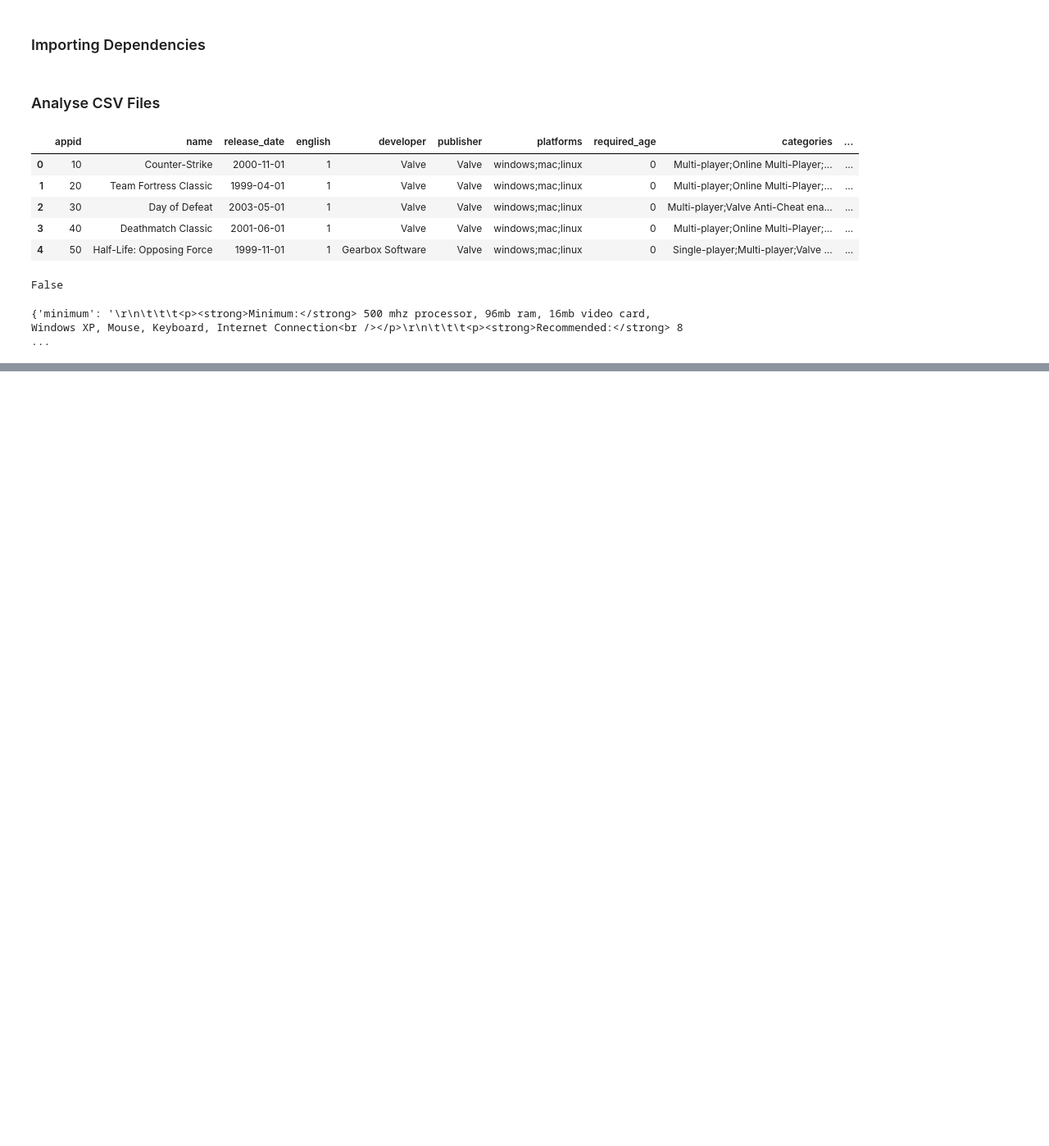
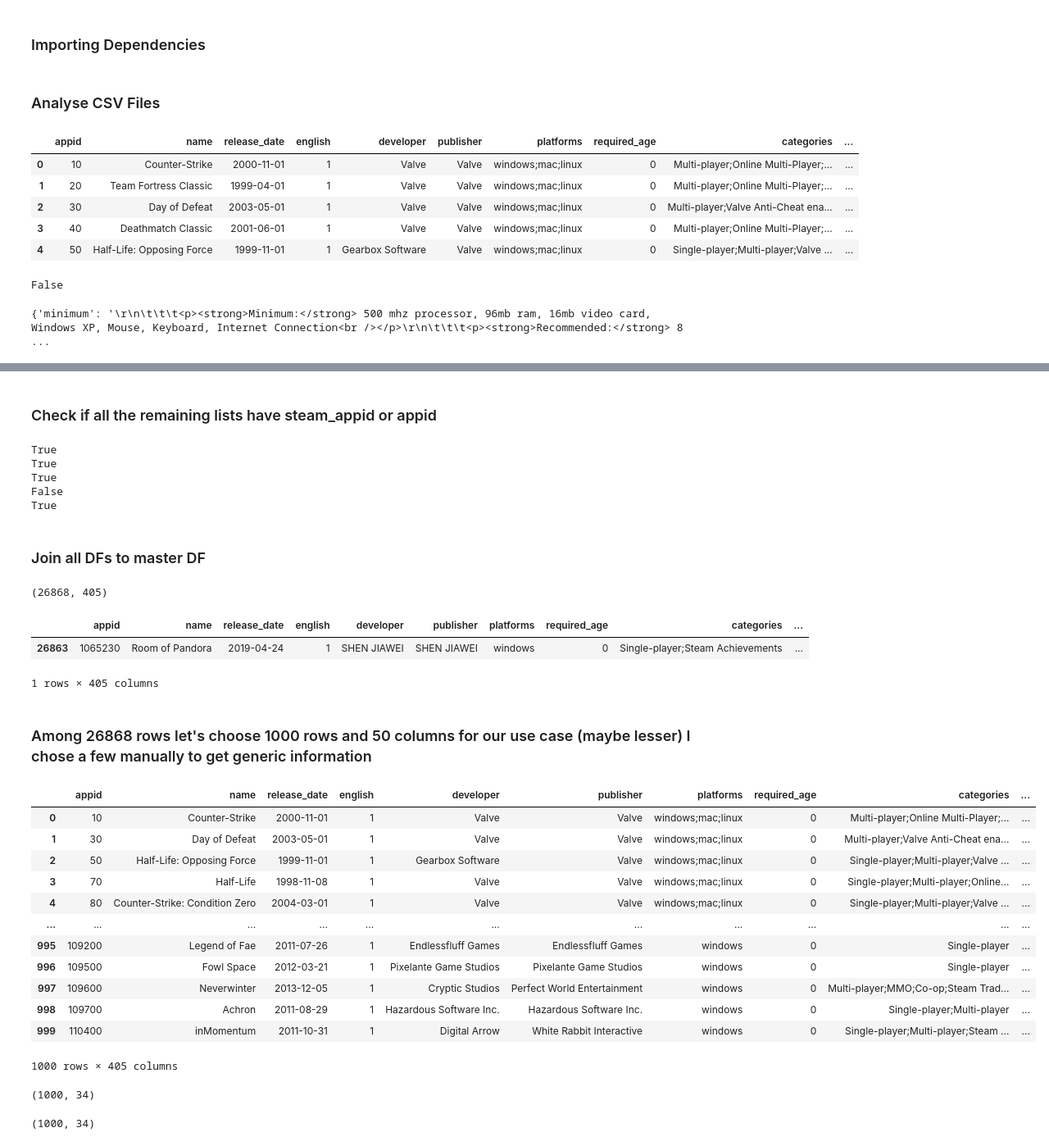
Before and after one commit to ersmy/learn-rag-pipeline, a Jupyter notebook: notebooks/analyse-and-process-data.ipynb, the cells around one changed output, grey strips where cells are left out. Shown at 82% size. Drawn from its saved outputs; the diff is of its cells as text; code cells hidden in the pictures; blank space fills up the shorter version.

Commit message:
joined different tables and filtered 1000 rows and 34 columns

```diff
--- a/notebooks/analyse-and-process-data.ipynb
+++ b/notebooks/analyse-and-process-data.ipynb
@@ -32,6 +34,6 @@ print(df_steam_requirements["pc_requirements"][0])
 # %% [output]
 {'minimum': '\r\n\t\t\t<p><strong>Minimum:</strong> 500 mhz processor, 96mb ram, 16mb video card, Windows XP, Mouse, Keyboard, Internet Connection<br /></p>\r\n\t\t\t<p><strong>Recommended:</strong> 8 ...
 # %%
-df_steam_master = pd.merge(df_steam,df_steam_description, left_on="appid", right_on="steam_appid", how="inner")
+df_steam_master = pd.merge(df_steam,df_steam_requirements, left_on="appid", right_on="steam_appid", how="inner")
 # %%
 df_steam_master.head()
@@ -40,0 +48,46 @@ True
+# %% [markdown]
+### Check if all the remaining lists have steam_appid or appid
+# %%
+print("steam_appid" in df_steam_description )
+print("steam_appid" in df_steam_media )
+print("steam_appid" in df_steam_support_info )
+print("steam_appid" in df_steam_spytag )
+print("appid" in df_steam_spytag )
+# %% [output]
+True
+True
+True
+False
+True
+# %% [markdown]
+### Join all DFs to master DF
+# %%
+df_steam_master = df_steam_master.merge(df_steam_description, on="steam_appid").merge(df_steam_media, on="steam_appid").merge(df_steam_support_info, on="steam_appid").merge(df_steam_spytag, on="appid")
+# %%
+df_steam_master.shape
+# %% [output]
+(26868, 405)
+# %%
+df_steam_master.query("appid == 1065230")
+# %% [output]
+|  | appid | name | release_date | english | developer | publisher | platforms | required_age | categories | ... |
+| 26863 | 1065230 | Room of Pandora | 2019-04-24 | 1 | SHEN JIAWEI | SHEN JIAWEI | windows | 0 | Single-player;Steam Achievements | ... |
+1 rows × 405 columns
+# %% [markdown]
+### Among 26868 rows let's choose 1000 rows and 50 columns for our use case (maybe lesser) I chose a few manually to get generic information
+# %%
+df_steam_master[:1000]
+# %% [output]
+|  | appid | name | release_date | english | developer | publisher | platforms | required_age | categories | ... |
+| 0 | 10 | Counter-Strike | 2000-11-01 | 1 | Valve | Valve | windows;mac;linux | 0 | Multi-player;Online Multi-Player;... | ... |
+| 1 | 30 | Day of Defeat | 2003-05-01 | 1 | Valve | Valve | windows;mac;linux | 0 | Multi-player;Valve Anti-Cheat ena... | ... |
+| 2 | 50 | Half-Life: Opposing Force | 1999-11-01 | 1 | Gearbox Software | Valve | windows;mac;linux | 0 | Single-player;Multi-player;Valve ... | ... |
+| 3 | 70 | Half-Life | 1998-11-08 | 1 | Valve | Valve | windows;mac;linux | 0 | Single-player;Multi-player;Online... | ... |
+| 4 | 80 | Counter-Strike: Condition Zero | 2004-03-01 | 1 | Valve | Valve | windows;mac;linux | 0 | Single-player;Multi-player;Valve ... | ... |
+| ... | ... | ... | ... | ... | ... | ... | ... | ... | ... | ... |
+| 995 | 109200 | Legend of Fae | 2011-07-26 | 1 | Endlessfluff Games | Endlessfluff Games | windows | 0 | Single-player | ... |
+| 996 | 109500 | Fowl Space | 2012-03-21 | 1 | Pixelante Game Studios | Pixelante Game Studios | windows | 0 | Single-player | ... |
+| 997 | 109600 | Neverwinter | 2013-12-05 | 1 | Cryptic Studios | Perfect World Entertainment | windows | 0 | Multi-player;MMO;Co-op;Steam Trad... | ... |
+| 998 | 109700 | Achron | 2011-08-29 | 1 | Hazardous Software Inc. | Hazardous Software Inc. | windows | 0 | Single-player;Multi-player | ... |
+| 999 | 110400 | inMomentum | 2011-10-31 | 1 | Digital Arrow | White Rabbit Interactive | windows | 0 | Single-player;Multi-player;Steam ... | ... |
+1000 rows × 405 columns
@@ -40,0 +96,8 @@ True
+# %%
+df_master.shape
+# %% [output]
+(1000, 34)
+# %%
+df_master.shape
+# %% [output]
+(1000, 34)
```
Also changed, not shown: parts of 3 cells of this notebook, 1 other file.
